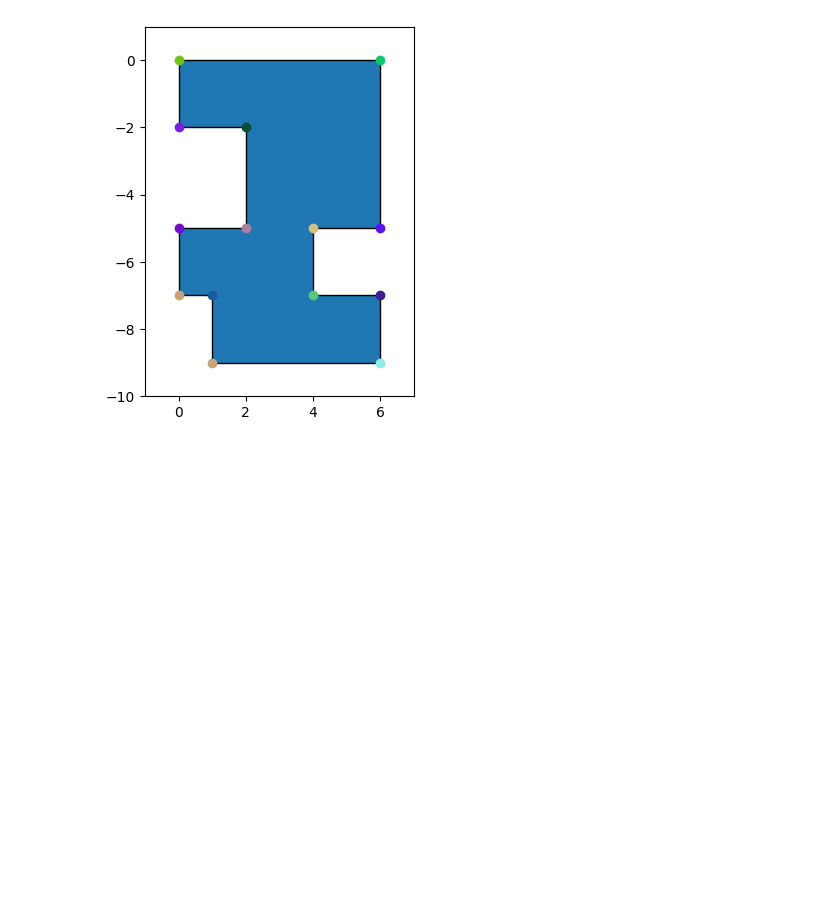
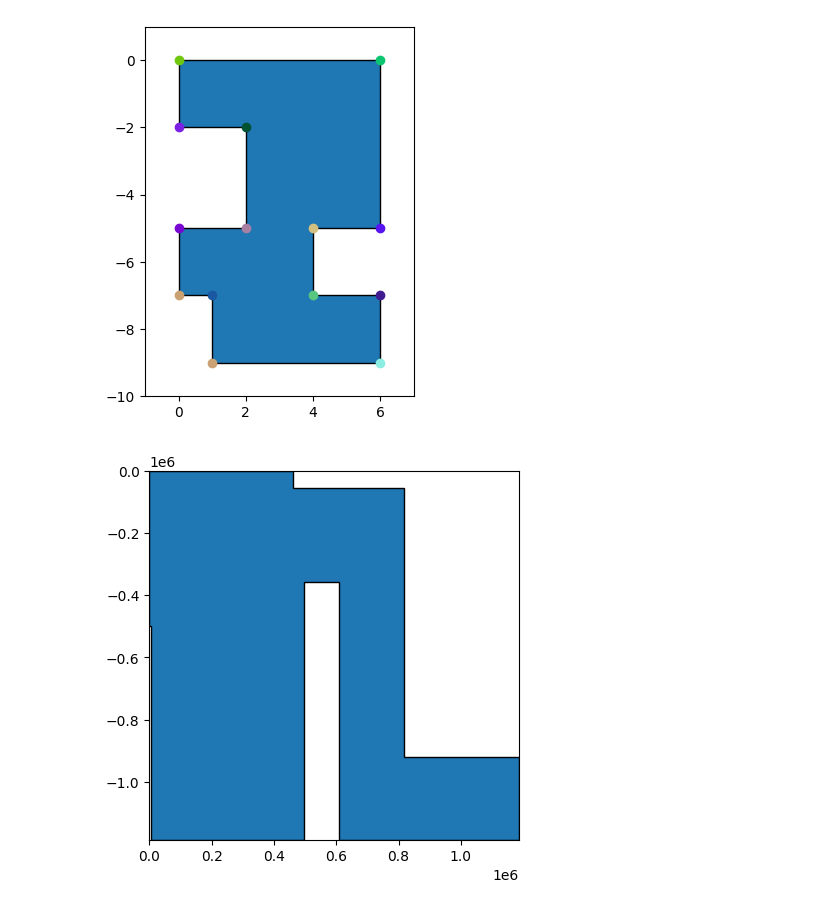
Before and after one commit to mkouhia/advent-of-code, a Jupyter notebook: notebooks/2023-18 Lavaduct Lagoon.ipynb, the cells around one changed output. Cells and saved outputs as stored; diff of their text form; code cells hidden in the pictures; blank space fills up the shorter version.

Commit message:
Visualize also day 18 part 2 for fun

```diff
--- a/notebooks/2023-18 Lavaduct Lagoon.ipynb
+++ b/notebooks/2023-18 Lavaduct Lagoon.ipynb
@@ -718,6 +120,7 @@ L 2 (#015232)
 U 2 (#7a21e3)
 """
 )
+l1.part1()
 l1.points
 # %% [output]
 [(0, 0),
@@ -762,3 +146,8 @@ area(l1.points, 1)
 plot(l1, True)
 # %% [output]
 [figure]
+# %%
+l1.part2()
+plot(l1, False)
+# %% [output]
+[figure, added]
```
Also changed, not shown: parts of 6 cells of this notebook, 1 other file.
